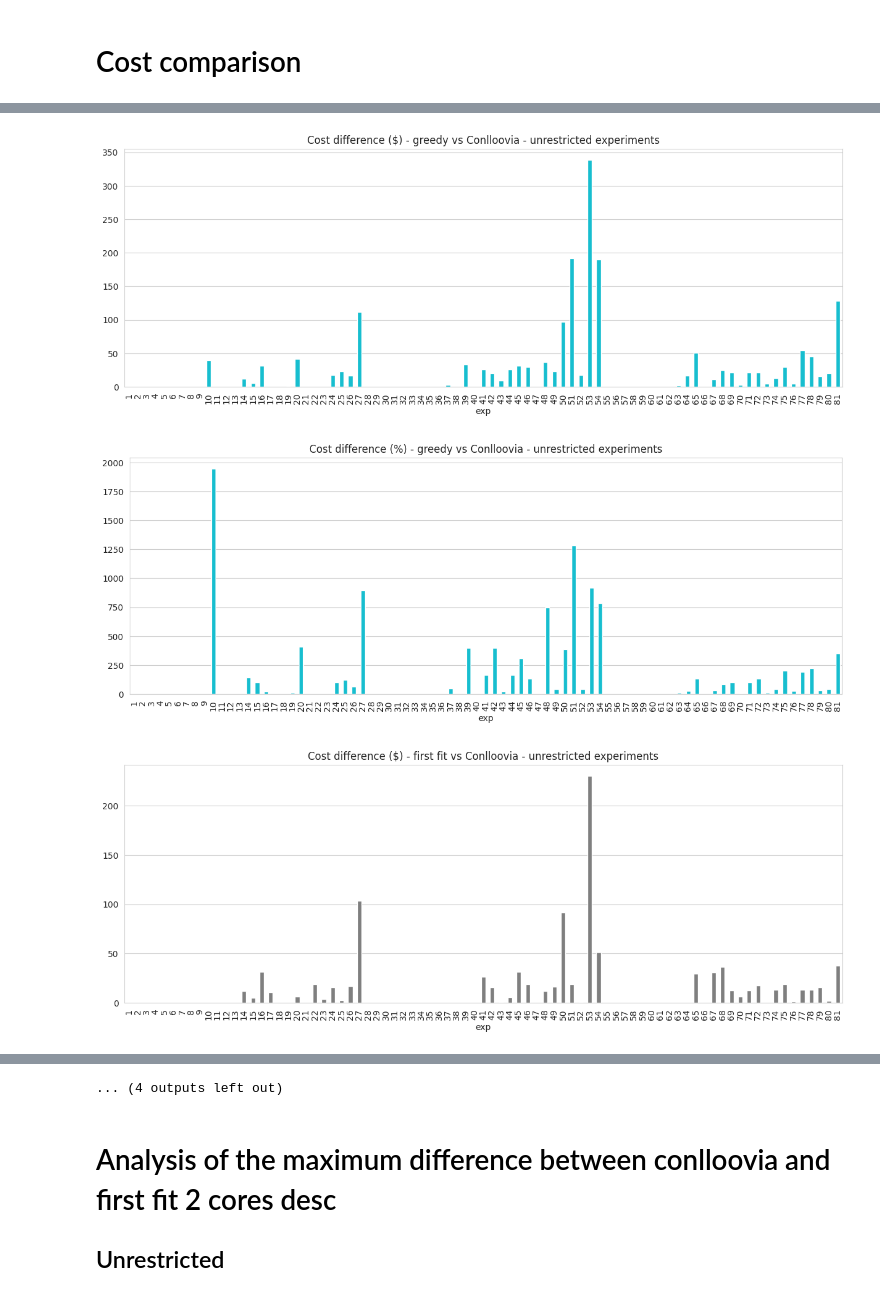
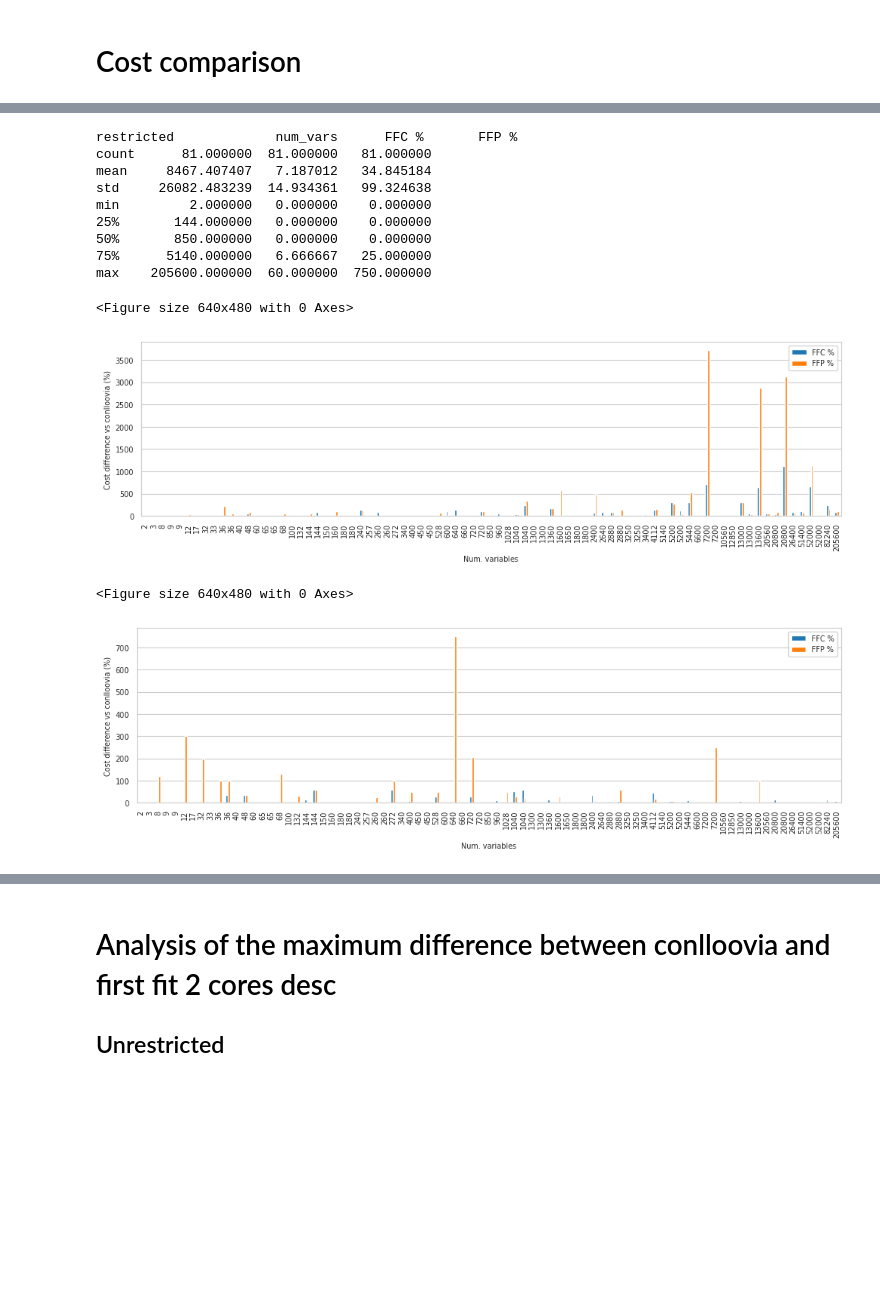
Before and after one commit to asi-uniovi/conlloovia_exp, a Jupyter notebook: ExpSize.ipynb, the cells around one changed output, grey strips where cells are left out. Drawn from its saved outputs; the diff is of its cells as text; code cells hidden in the pictures; blank space fills up the shorter version.

```diff
--- a/ExpSize.ipynb
+++ b/ExpSize.ipynb
@@ -702,3 +668,10 @@ for mode in modes:
+# %%
+allocators = [
+    "conlloovia",
+    "FFC",
+    "FFP",
+]
+modes = ["unrestricted", "restricted"]
 # %%
 # Pass to long form to be able to use seaborn
 df_stats_long = {
@@ -755,10 +740,2 @@ for mode in modes:
 # %% [markdown]
 # Cost comparison
-# %%
-for mode in modes:
-    df_costs = df_stats_long[mode][df_stats_long[mode].variable == "cost"].rename(
-        columns={"value": "cost ($)"}
-    )
-    plt.figure(figsize=(15, 7))
-    g = sns.barplot(data=df_costs, x="exp", y="cost ($)", hue="alloc")
-    plt.suptitle(f"Cost for the {mode} experiments")
@@ -769,7 +743,7 @@ for mode in modes:
 # Have the value of each column for the two allocators
 df_stats_gr = {}
 for mode in modes:
-    df_stats_gr[mode] = df_stats_mode[mode].pivot(index="exp", columns=["alloc"])
+    df_stats_gr[mode] = df_stats_mode[mode].pivot(index=["exp", "num_vars"], columns=["alloc"])
 # %%
 # Print the number of experiments with each status for each allocator
 for mode in modes:
@@ -795,37 +779,34 @@ Status.INTEGER_FEASIBLE                     81.0    81.0
 # %%
-# Plot the difference with conlloovia of alll allocators, both in absolute and
+# Plot the difference with conlloovia of all allocators, both in absolute and
 # percentage terms. Show the difference only in the experiments where the
 # heuristic finds a solution
 for mode in modes:
-    colors = iter(cm.tab10_r(np.linspace(0, 1, len(allocators))))
+    df_cost_diff = df_stats_gr[mode].reset_index()[["num_vars", "cost"]].copy()
+    df_cost_diff.columns = ["num_vars", "FFC", "FFP", "conlloovia"]
+
     for allocator in allocators:
         if allocator == "conlloovia":
             continue
 
-        color = next(colors)
-
         # Compute the data (pct_change and diff)
-        df_cost_diff = df_stats_gr[mode][
-            df_stats_gr[mode].status[allocator] == Status.INTEGER_FEASIBLE
-        ].cost.copy()
-        df_cost_diff["pct_change"] = (
+        df_cost_diff[f"{allocator} %"] = (
             df_cost_diff[["conlloovia", allocator]].pct_change(axis=1)[allocator] * 100
         )
-        df_cost_diff["diff"] = df_cost_diff[allocator] - df_cost_diff.conlloovia
+        df_cost_diff[f"diff_{allocator}"] = df_cost_diff[allocator] - df_cost_diff["conlloovia"]
 
-        # Plot the absolute change
-        plt.figure()
-        ax = df_cost_diff["diff"].plot(kind="bar", color=color, figsize=(15, 5))
-        plt.title(
-            f"Cost difference ($) - {allocator} vs Conlloovia - {mode} experiments"
-        )
-        plt.grid(axis="x")
+    print(mode, df_cost_diff.describe())
 
-        # Plot the percentage change
-        plt.figure()
-        ax = df_cost_diff["pct_change"].plot(kind="bar", color=color, figsize=(15, 5))
-        plt.title(
-            f"Cost difference (%) - {allocator} vs Conlloovia - {mode} experiments"
-        )
-        plt.grid(axis="x")
+    # Plot the percentage change
+    fig = plt.figure()
+    ax = df_cost_diff[["num_vars", "FFC %", "FFP %"]].sort_values(by="num_vars").plot(
+        x="num_vars", kind="bar", figsize=(12, 3))
+    plt.grid(axis="x")
+    plt.xlabel('Num. variables', fontsize="x-small")
+    plt.ylabel('Cost difference vs conlloovia (%)', fontsize="x-small")
+    ax.xaxis.set_tick_params(labelsize="x-small")
+    ax.yaxis.set_tick_params(labelsize="x-small")
+    plt.legend(fontsize="x-small")
+
+    file_name = "cost_unrestr" if mode == "unrestricted" else "cost_restr"
+    plt.savefig(FIG_DIR/file_name, bbox_inches='tight', dpi=600)
 # %% [output]
@@ -832,3 +822,13 @@ for mode in modes:
+restricted             num_vars      FFC %       FFP %
+count      81.000000  81.000000   81.000000
+mean     8467.407407   7.187012   34.845184
+std     26082.483239  14.934361   99.324638
+min         2.000000   0.000000    0.000000
+25%       144.000000   0.000000    0.000000
+50%       850.000000   0.000000    0.000000
+75%      5140.000000   6.666667   25.000000
+max    205600.000000  60.000000  750.000000
+<Figure size 640x480 with 0 Axes>
-[figure, old version]
+[figure, new version]
+<Figure size 640x480 with 0 Axes>
-[figure, old version]
+[figure, new version]
-[figure, removed]
@@ -844,4 +835,3 @@ for mode in modes:
-... (4 outputs left out)
 # %% [markdown]
 # Analysis of the maximum difference between conlloovia and first fit 2 cores desc
 
```
Also changed, not shown: parts of 16 cells of this notebook, 2 other files.
